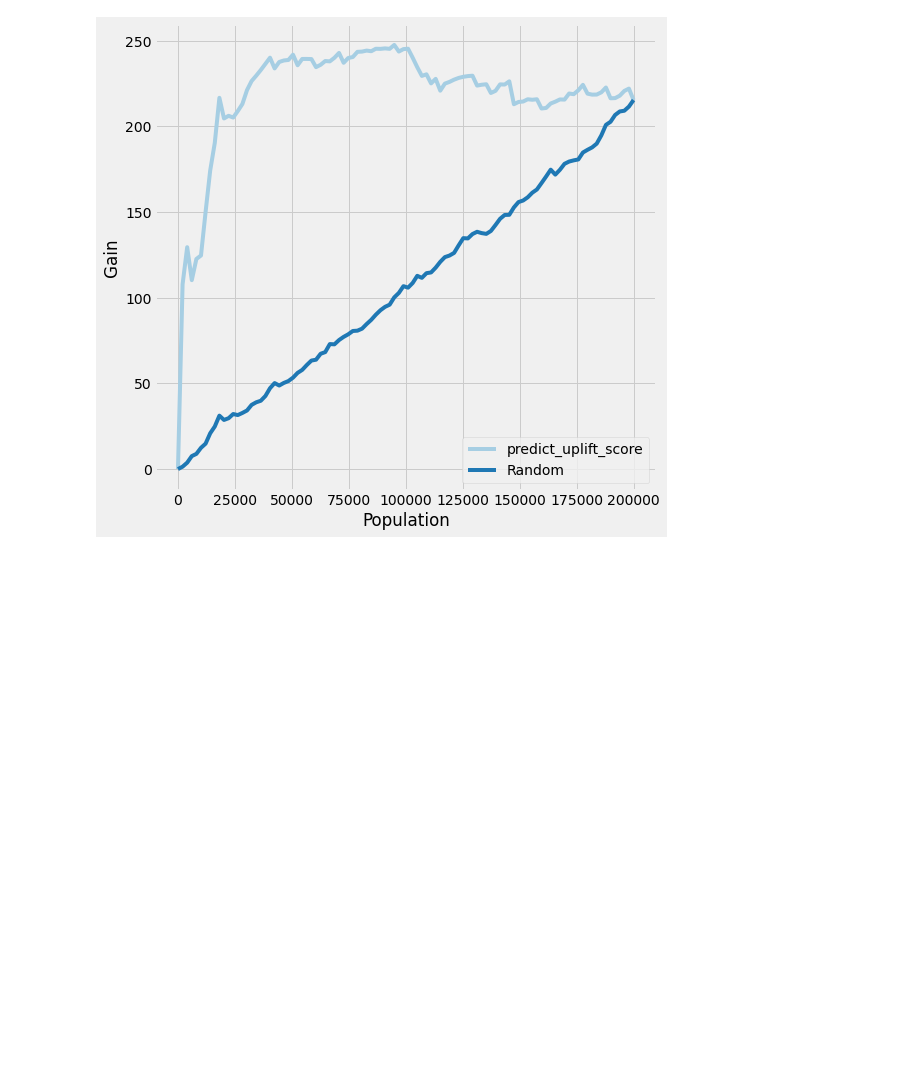
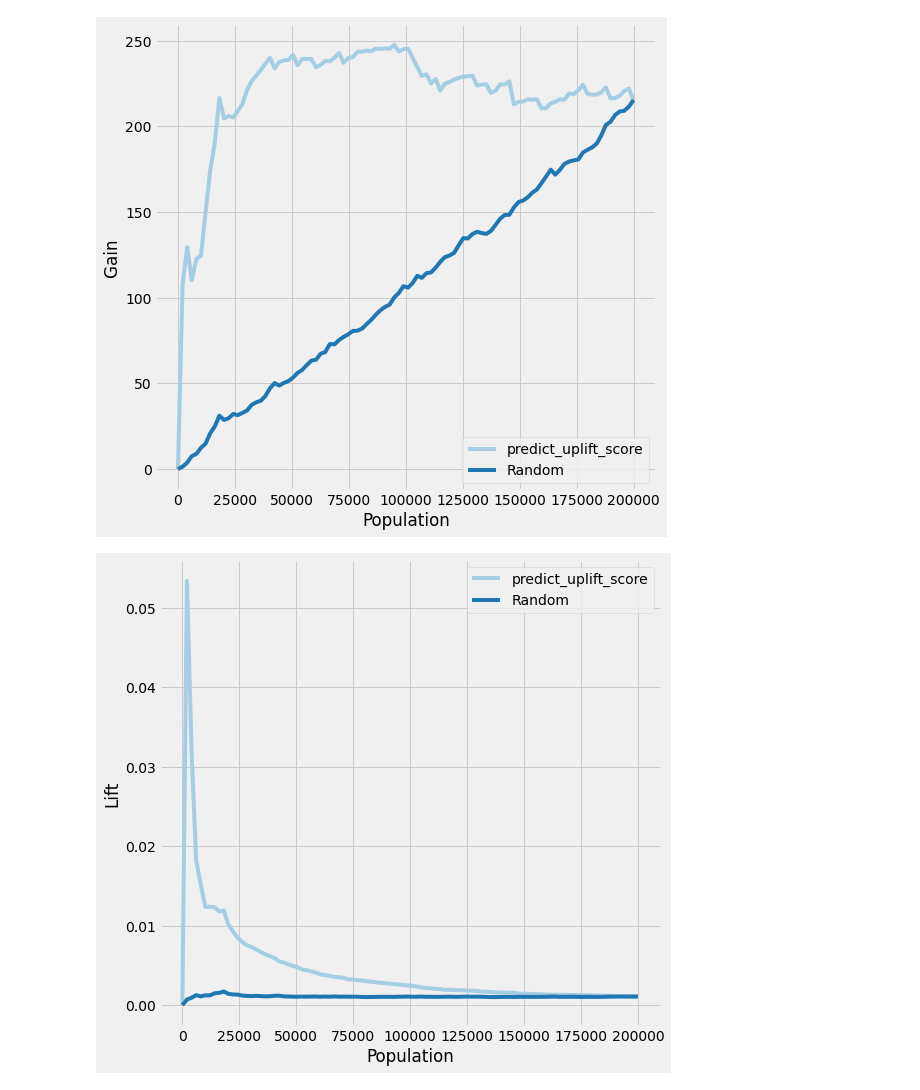
Before and after one commit to Itsuki-Hamano123/practice-casualeffect, a Jupyter notebook: causalml/prac_uplift.ipynb, the cells around one changed output. Drawn from its saved outputs; the diff is of its cells as text; code cells hidden in the pictures; blank space fills up the shorter version.

```diff
--- a/causalml/prac_uplift.ipynb
+++ b/causalml/prac_uplift.ipynb
@@ -305,3 +305,9 @@ plot_gain(test_df[[treatment_column, predict_column, outcome_column]],
           treatment_col=treatment_column)
 # %% [output]
 [figure]
+# %%
+plot_lift(test_df[[treatment_column, predict_column, outcome_column]],
+          outcome_col=outcome_column,
+          treatment_col=treatment_column)
+# %% [output]
+[figure, added]
```
Also changed, not shown: parts of 1 cell of this notebook.
